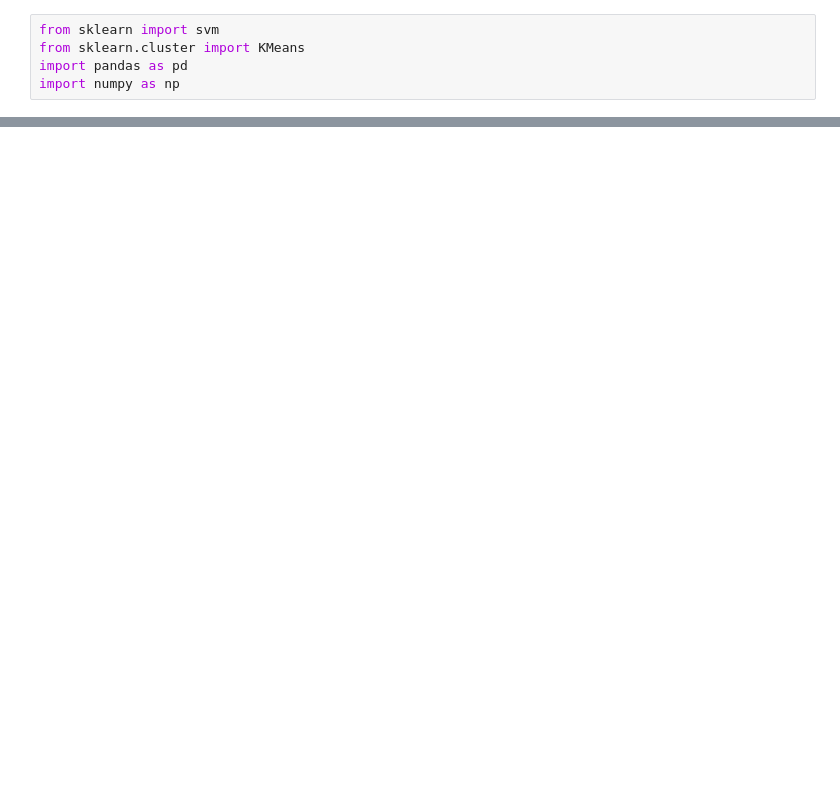
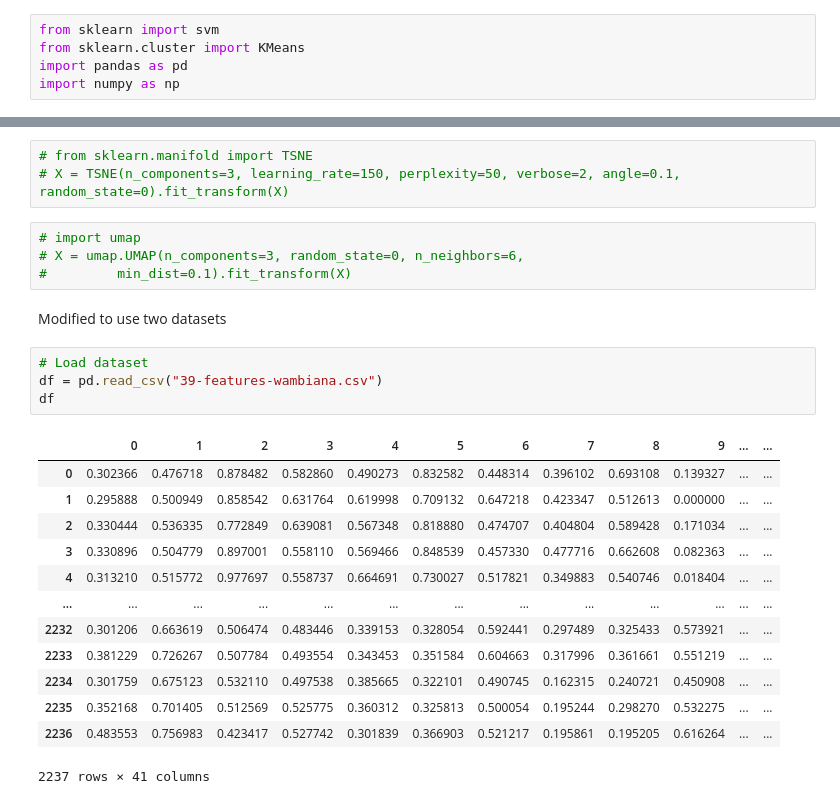
Before and after one commit to thomasnapier/AudioHandling, a Jupyter notebook: ajcai2023.ipynb, the cells around one changed output, grey strips where cells are left out. Saved outputs shown, nothing was run; the diff lists cells and outputs as text; blank space fills up the shorter version.

```diff
--- a/ajcai2023.ipynb
+++ b/ajcai2023.ipynb
@@ -64,0 +68,27 @@ print("Accuracy:", accuracy)
+# %%
+# from sklearn.manifold import TSNE
+# X = TSNE(n_components=3, learning_rate=150, perplexity=50, verbose=2, angle=0.1, random_state=0).fit_transform(X)
+# %%
+# import umap
+# X = umap.UMAP(n_components=3, random_state=0, n_neighbors=6,
+#         min_dist=0.1).fit_transform(X)
+# %% [markdown]
+Modified to use two datasets
+# %%
+# Load dataset
+df = pd.read_csv("39-features-wambiana.csv")
+df
+# %% [output]
+|  | 0 | 1 | 2 | 3 | 4 | 5 | 6 | 7 | 8 | 9 | ... | ... |
+| 0 | 0.302366 | 0.476718 | 0.878482 | 0.582860 | 0.490273 | 0.832582 | 0.448314 | 0.396102 | 0.693108 | 0.139327 | ... | ... |
+| 1 | 0.295888 | 0.500949 | 0.858542 | 0.631764 | 0.619998 | 0.709132 | 0.647218 | 0.423347 | 0.512613 | 0.000000 | ... | ... |
+| 2 | 0.330444 | 0.536335 | 0.772849 | 0.639081 | 0.567348 | 0.818880 | 0.474707 | 0.404804 | 0.589428 | 0.171034 | ... | ... |
+| 3 | 0.330896 | 0.504779 | 0.897001 | 0.558110 | 0.569466 | 0.848539 | 0.457330 | 0.477716 | 0.662608 | 0.082363 | ... | ... |
+| 4 | 0.313210 | 0.515772 | 0.977697 | 0.558737 | 0.664691 | 0.730027 | 0.517821 | 0.349883 | 0.540746 | 0.018404 | ... | ... |
+| ... | ... | ... | ... | ... | ... | ... | ... | ... | ... | ... | ... | ... |
+| 2232 | 0.301206 | 0.663619 | 0.506474 | 0.483446 | 0.339153 | 0.328054 | 0.592441 | 0.297489 | 0.325433 | 0.573921 | ... | ... |
+| 2233 | 0.381229 | 0.726267 | 0.507784 | 0.493554 | 0.343453 | 0.351584 | 0.604663 | 0.317996 | 0.361661 | 0.551219 | ... | ... |
+| 2234 | 0.301759 | 0.675123 | 0.532110 | 0.497538 | 0.385665 | 0.322101 | 0.490745 | 0.162315 | 0.240721 | 0.450908 | ... | ... |
+| 2235 | 0.352168 | 0.701405 | 0.512569 | 0.525775 | 0.360312 | 0.325813 | 0.500054 | 0.195244 | 0.298270 | 0.532275 | ... | ... |
+| 2236 | 0.483553 | 0.756983 | 0.423417 | 0.527742 | 0.301839 | 0.366903 | 0.521217 | 0.195861 | 0.195205 | 0.616264 | ... | ... |
+2237 rows × 41 columns
```
Also changed, not shown: parts of 44 cells of this notebook, 27 other files.
